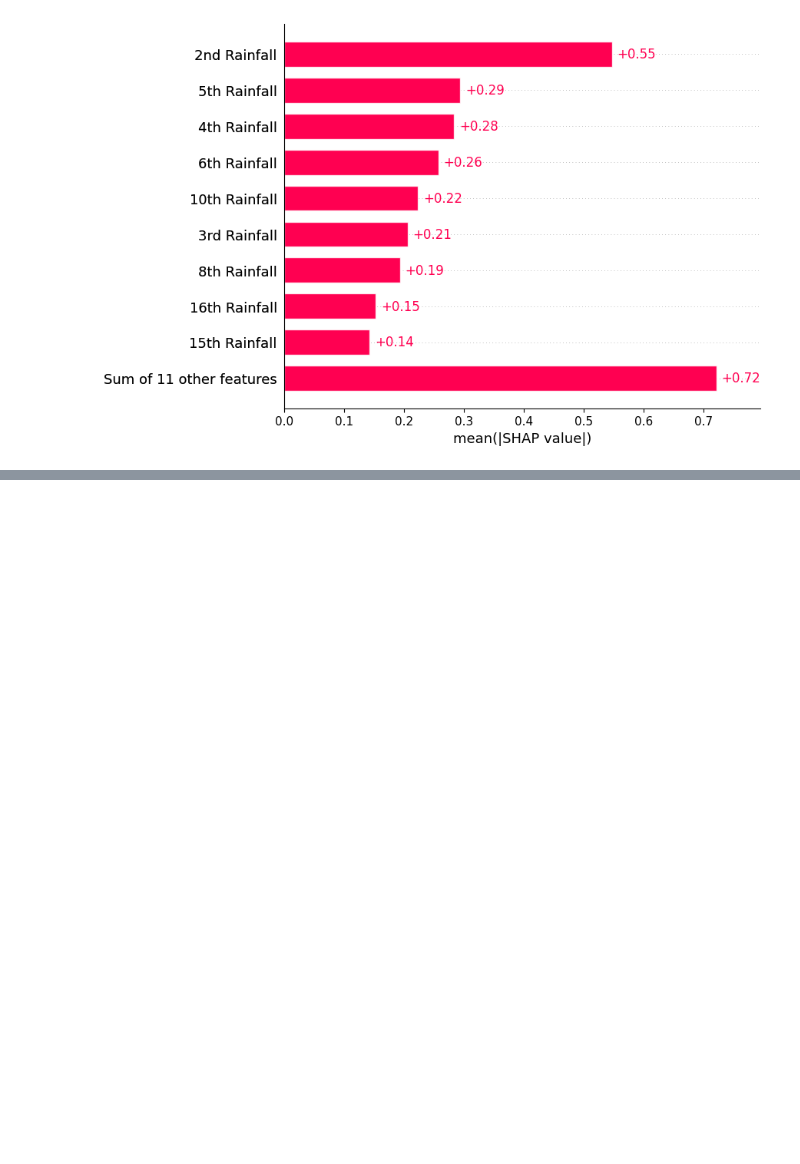
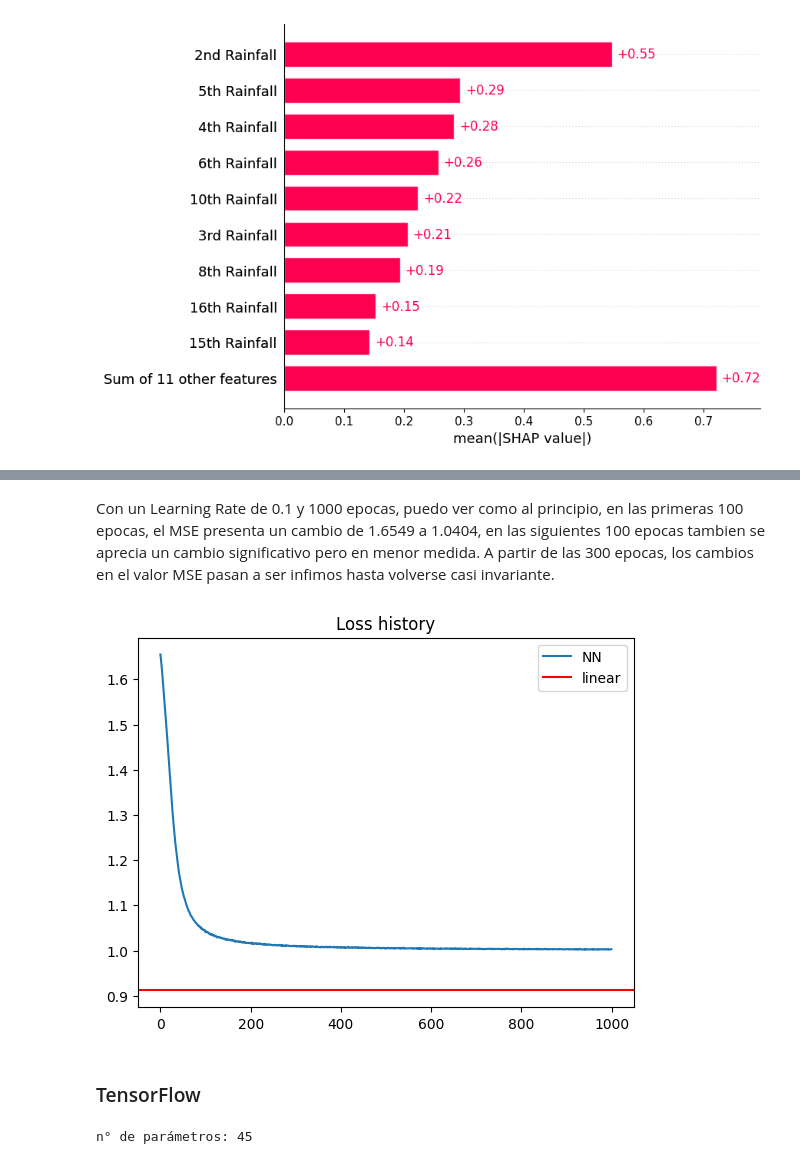
Before and after one commit to franciscoryb1/AA1-TUIA-RodriguezYBarros, a Jupyter notebook: TP-integrador-AA1.ipynb, the cells around one changed output, grey strips where cells are left out. Saved outputs shown, nothing was run; the diff lists cells and outputs as text; code cells hidden in the pictures; blank space fills up the shorter version.

```diff
--- a/TP-integrador-AA1.ipynb
+++ b/TP-integrador-AA1.ipynb
@@ -2476,25 +2382,0 @@ Aplicacion de hiperparametros
-# %%
-model_rl = LinearRegression(copy_X=True, fit_intercept=False, n_jobs=None, positive=False)
-
-model_rl.fit(X_train_rl, y_train)
-
-y_pred = model_rl.predict(X_test_rl)
-
-coefficients = model_rl.coef_
-intercept = model_rl.intercept_
-print("Coefficients:", coefficients)
-print("Intercept:", intercept)
-
-# MSE: Error Cuadratico Medio
-mse = mean_squared_error(y_test, y_pred)
-# R^2
-r2 = r2_score(y_test, y_pred)
-# MAE: Error Absoluto Medio
-mae = mean_absolute_error(y_test, y_pred)
-# RMSE: Raíz del Error Cuadrático Medio
-rmse = np.sqrt(mean_squared_error(y_test, y_pred))
-
-print(f"\nR^2: {r2}\n")
-print(f"MSE(Error Cuadratico Medio): {mse}\n")
-print(f"MAE(Error Absoluto Medio): {mae}\n")
-print(f"RMSE(Raíz del Error Cuadrático Medio): {rmse}\n")
@@ -2733,0 +2732,4 @@ shap.plots.bar(explanation)
+# %%
+### Entreno mi red neuronal
+model = NeuralNetwork()
+mse_epoch, W1_1, W2_1, W1_2 = model.fit(X_train,y_train, lr=0.1, epochs=1000)
@@ -2733,0 +2747,11 @@ shap.plots.bar(explanation)
+# %% [markdown]
+Con un Learning Rate de 0.1 y 1000 epocas, puedo ver como al principio, en las primeras 100 epocas, el MSE presenta un cambio de 1.6549 a 1.0404, en las siguientes 100 epocas tambien se aprecia un cambio significativo pero en menor medida.
+A partir de las 300 epocas, los cambios en el valor MSE pasan a ser infimos hasta volverse casi invariante.
+# %%
+plt.plot(mse_epoch, label='NN')
+plt.axhline(mse, color='red', label='linear',linestyle = '-')
+plt.title('Loss history')
+plt.legend()
+plt.show()
+# %% [output]
+[figure, added]
@@ -2733,0 +2797,2 @@ shap.plots.bar(explanation)
+# %% [markdown]
+### TensorFlow
@@ -2733,0 +2850,5 @@ shap.plots.bar(explanation)
+# %%
+nn_tensorflow = NeuralNetworkTensorFlow()
+loss_history = nn_tensorflow.fit(X_train, y_train, lr=0.1, epochs=1000)
+# %% [output]
+n° de parámetros: 45
```
Also changed, not shown: parts of 49 cells of this notebook.
